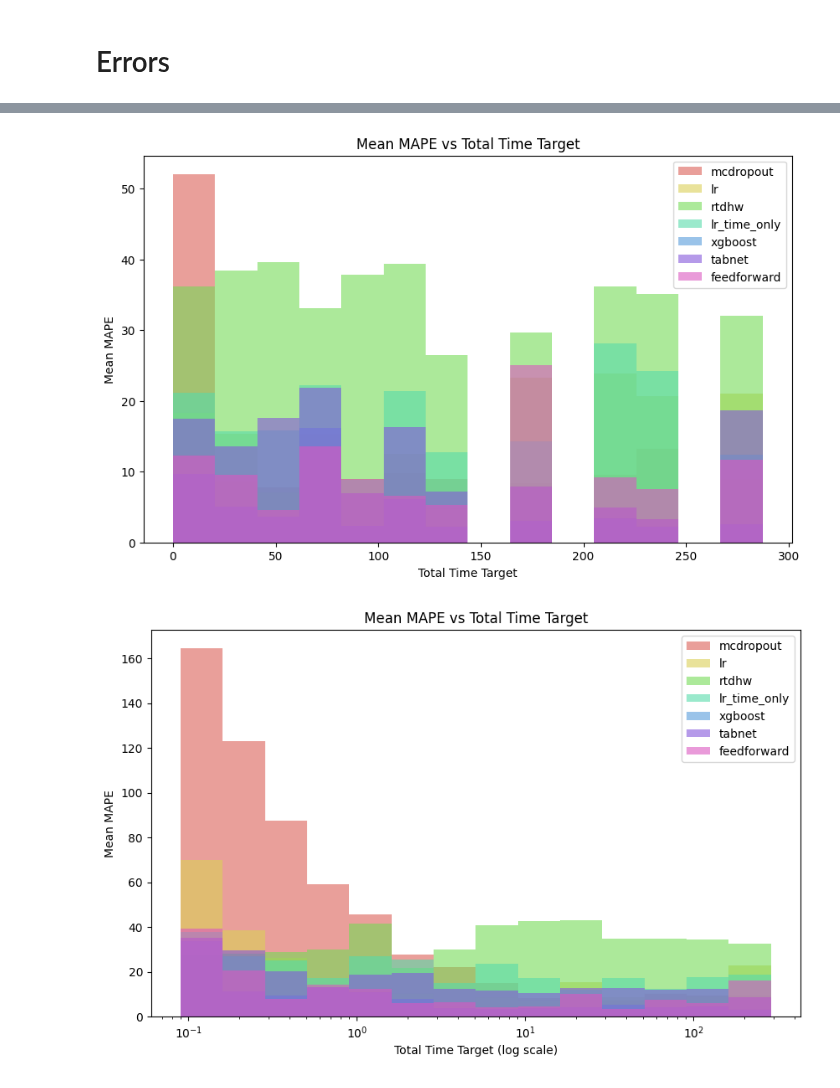
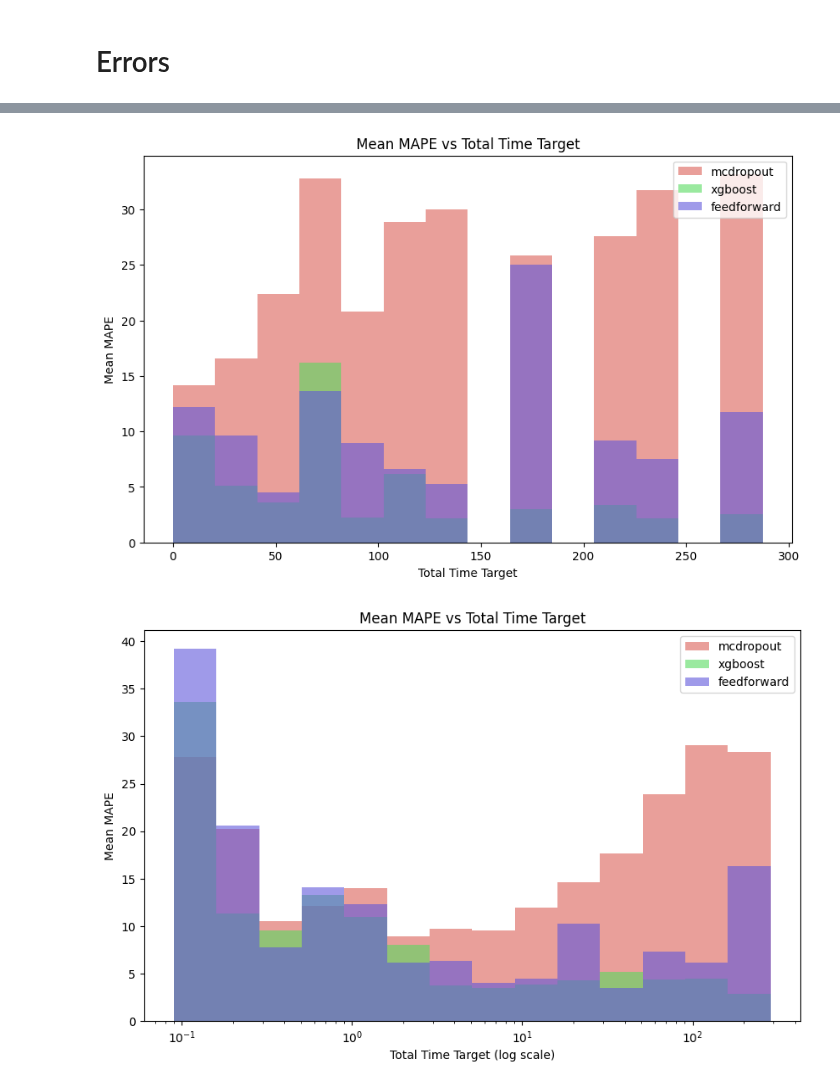
Before and after one commit to FrancoCabezasPoblete/resource-prediction-study, a Jupyter notebook: notebooks/eda_final.ipynb, the cells around one changed output, grey strips where cells are left out. Drawn from its saved outputs; the diff is of its cells as text; code cells hidden in the pictures.

Commit message:
feat: mcdropout with log scale

```diff
--- a/notebooks/eda_final.ipynb
+++ b/notebooks/eda_final.ipynb
@@ -64,8 +64,9 @@ def plot_MAPE(metrics, std: bool = True):
 
 def plot_errors(dfs: dict[str, pd.DataFrame], log_scale: bool = False, models: list[str] = None):
 	plt.figure(figsize=(10, 6))
-	colors = sns.color_palette("hls", len(dfs))
-	for idx, (model_name, df) in enumerate(dfs.items()):
+	colors = sns.color_palette("hls", len(dfs) if not models else len(models))
+	idx = 0
+	for model_name, df in dfs.items():
 		if models and model_name not in models:
 			continue
 		df = dfs[model_name]
@@ -85,6 +86,7 @@ def plot_errors(dfs: dict[str, pd.DataFrame], log_scale: bool = False, models: l
 
 			bin_centers = (bins[:-1] + bins[1:]) / 2
 			plt.bar(bin_centers, cum_mape, width=np.diff(bins), label=model_name, alpha=0.6,align="center", color=colors[idx])
+		idx += 1
 
 	if log_scale:
 		plt.xscale("log")
@@ -122,6 +119,6 @@ plot_errors(dfs, log_scale=True)
 # %%
-plot_errors(dfs, models=list(dfs.keys()).remove("mcdropout"))
-plot_errors(dfs, log_scale=True, models=list(dfs.keys()).remove("mcdropout"))
+plot_errors(dfs, models=["xgboost", "feedforward", "mcdropout"])
+plot_errors(dfs, models=["xgboost", "feedforward", "mcdropout"], log_scale=True)
 # %% [output]
-[figure, old version]
+[figure, new version]
-[figure, old version]
+[figure, new version]
```
Also changed, not shown: parts of 7 cells of this notebook, 6 other files.
